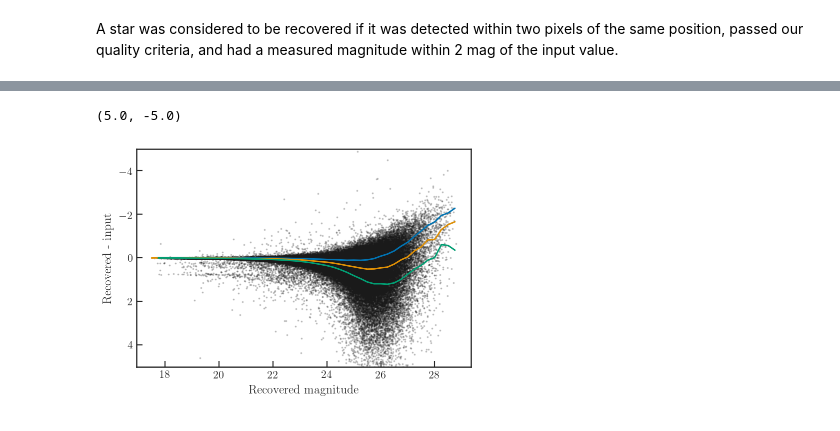
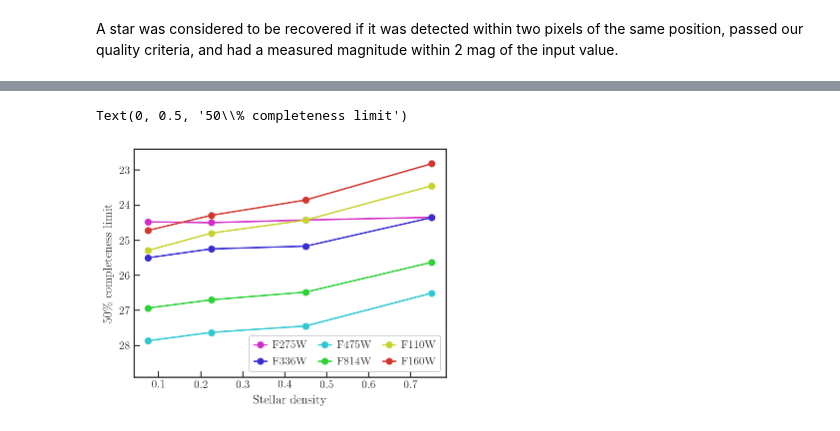
Before and after one commit to meredith-durbin/m33_survey_plots, a Jupyter notebook: AST plots.ipynb, the cells around one changed output, grey strips where cells are left out. Cells and saved outputs as stored; diff of their text form; code cells hidden in the pictures.

```diff
--- a/AST plots.ipynb
+++ b/AST plots.ipynb
@@ -159,13 +170,11 @@ ds_all = read_artstars('../artstars/fake_combined.hdf5')
-# %%
-ds_all.scatter('F275W_IN','F275W_DELTA', s=1, color='k', alpha=0.2,
-           xlabel='Recovered magnitude', ylabel='Recovered - input', length_check=False)
-bc = ds_all.bin_centers('F275W_IN', **shape_kwargs)
-p25, p50, p75 = ds_all.percentile_approx('F275W_DELTA', [25, 50, 75],
-                                binby='F275W_IN', **shape_kwargs)
-plt.plot(bc, p25)
-plt.plot(bc, p50)
-plt.plot(bc, p75)
-plt.ylim(5,-5)
-# %% [output]
-(5.0, -5.0)
-[figure, removed]
+# %%
+with sns.color_palette(sns.hls_palette(6, l=0.5)[::-1]):
+    fig, ax = plt.subplots(1, figsize=(5.6, 4.2))
+    df_comp[filters].plot(linestyle='-', marker='o', figure=fig, ax=ax, legend=False)
+ax.set_ylim(28.9, 22.4)
+ax.legend(ncol=3, columnspacing=1, loc='lower right')
+ax.set_xlabel('Stellar density')
+ax.set_ylabel('50\% completeness limit')
+# %% [output]
+Text(0, 0.5, '50\\% completeness limit')
+[figure, added]
```
Also changed, not shown: parts of 7 cells of this notebook, 11 other files.
